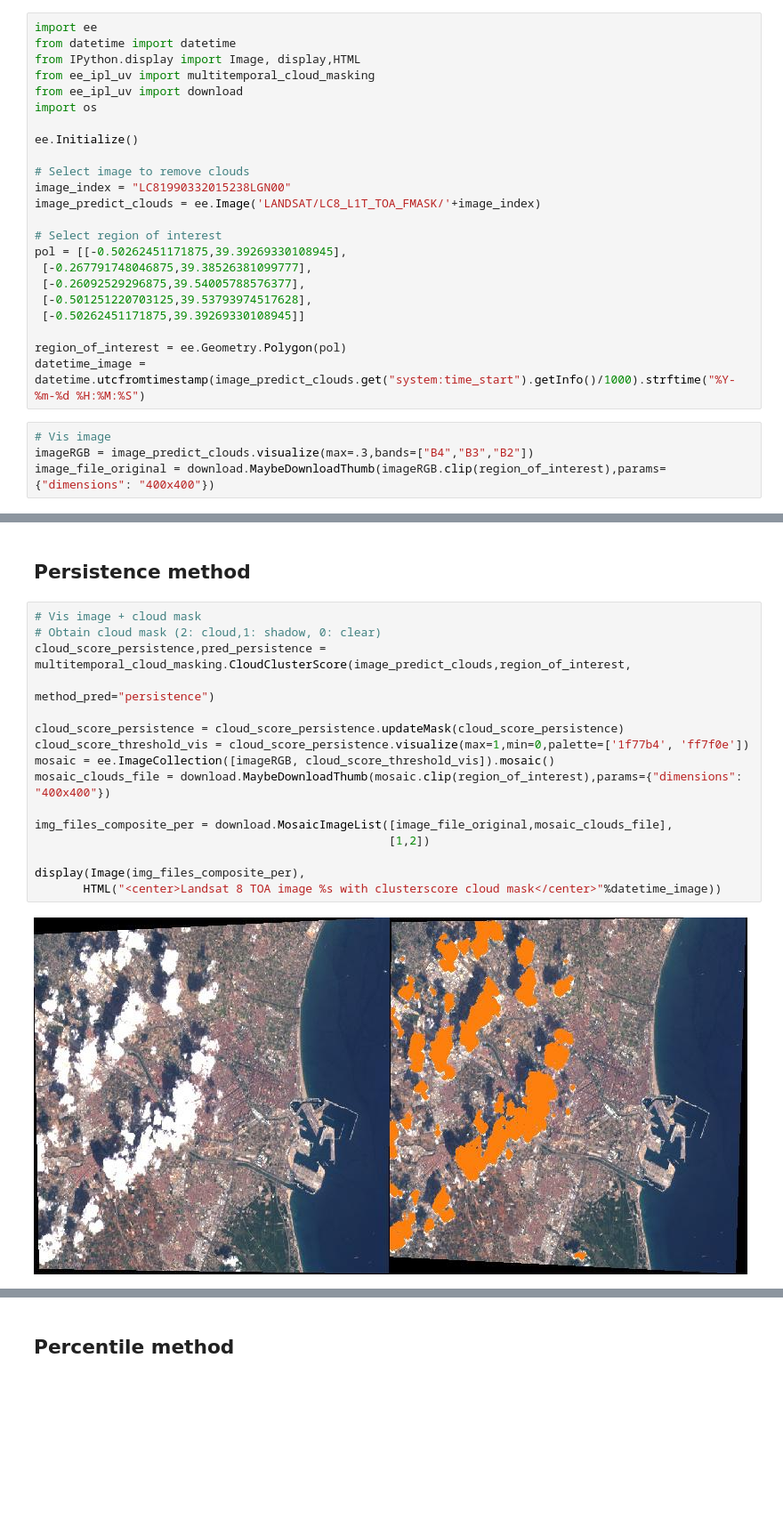
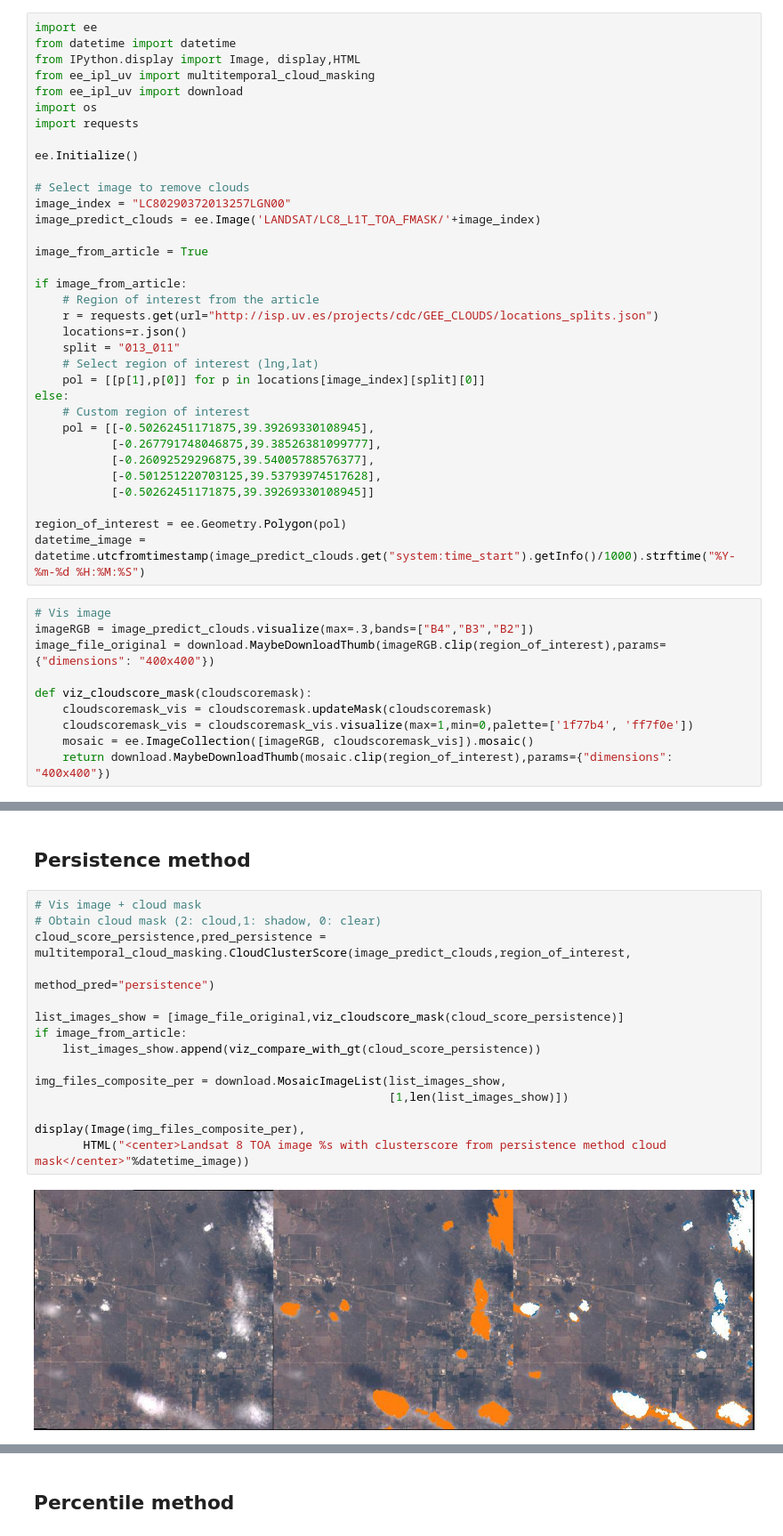
Before and after one commit to IPL-UV/ee_ipl_uv, a Jupyter notebook: examples/cloudscore_different_preds.ipynb, the cells around one changed output, grey strips where cells are left out. Shown at 89% size. Cells and saved outputs as stored; diff of their text form; blank space fills up the shorter version.

```diff
--- a/examples/cloudscore_different_preds.ipynb
+++ b/examples/cloudscore_different_preds.ipynb
@@ -14,19 +16,30 @@ from IPython.display import Image, display,HTML
 from ee_ipl_uv import multitemporal_cloud_masking
 from ee_ipl_uv import download
 import os
+import requests
 
 ee.Initialize()
 
 # Select image to remove clouds
-image_index = "LC81990332015238LGN00"
+image_index = "LC80290372013257LGN00"
 image_predict_clouds = ee.Image('LANDSAT/LC8_L1T_TOA_FMASK/'+image_index)
 
-# Select region of interest
-pol = [[-0.50262451171875,39.39269330108945],
- [-0.267791748046875,39.38526381099777],
- [-0.26092529296875,39.54005788576377],
- [-0.501251220703125,39.53793974517628],
- [-0.50262451171875,39.39269330108945]]
+image_from_article = True
+
+if image_from_article:
+    # Region of interest from the article
+    r = requests.get(url="http://isp.uv.es/projects/cdc/GEE_CLOUDS/locations_splits.json")
+    locations=r.json()
+    split = "013_011"
+    # Select region of interest (lng,lat)
+    pol = [[p[1],p[0]] for p in locations[image_index][split][0]]
+else:
+    # Custom region of interest
+    pol = [[-0.50262451171875,39.39269330108945],
+           [-0.267791748046875,39.38526381099777],
+           [-0.26092529296875,39.54005788576377],
+           [-0.501251220703125,39.53793974517628],
+           [-0.50262451171875,39.39269330108945]]
 
 region_of_interest = ee.Geometry.Polygon(pol)
 datetime_image = datetime.utcfromtimestamp(image_predict_clouds.get("system:time_start").getInfo()/1000).strftime("%Y-%m-%d %H:%M:%S")
@@ -34,3 +47,9 @@ datetime_image = datetime.utcfromtimestamp(image_predict_clouds.get("system:time
 # Vis image
 imageRGB = image_predict_clouds.visualize(max=.3,bands=["B4","B3","B2"])
 image_file_original = download.MaybeDownloadThumb(imageRGB.clip(region_of_interest),params={"dimensions": "400x400"})
+
+def viz_cloudscore_mask(cloudscoremask):
+    cloudscoremask_vis = cloudscoremask.updateMask(cloudscoremask)
+    cloudscoremask_vis = cloudscoremask_vis.visualize(max=1,min=0,palette=['1f77b4', 'ff7f0e'])
+    mosaic = ee.ImageCollection([imageRGB, cloudscoremask_vis]).mosaic()
+    return download.MaybeDownloadThumb(mosaic.clip(region_of_interest),params={"dimensions": "400x400"})
@@ -39,18 +83,17 @@ image_file_original = download.MaybeDownloadThumb(imageRGB.clip(region_of_intere
 # %%
 # Vis image + cloud mask
 # Obtain cloud mask (2: cloud,1: shadow, 0: clear)
 cloud_score_persistence,pred_persistence = multitemporal_cloud_masking.CloudClusterScore(image_predict_clouds,region_of_interest,
                                                                                          method_pred="persistence")
 
-cloud_score_persistence = cloud_score_persistence.updateMask(cloud_score_persistence)
-cloud_score_threshold_vis = cloud_score_persistence.visualize(max=1,min=0,palette=['1f77b4', 'ff7f0e'])
-mosaic = ee.ImageCollection([imageRGB, cloud_score_threshold_vis]).mosaic()
-mosaic_clouds_file = download.MaybeDownloadThumb(mosaic.clip(region_of_interest),params={"dimensions": "400x400"})
+list_images_show = [image_file_original,viz_cloudscore_mask(cloud_score_persistence)]
+if image_from_article:
+    list_images_show.append(viz_compare_with_gt(cloud_score_persistence))
 
-img_files_composite_per = download.MosaicImageList([image_file_original,mosaic_clouds_file],
-                                                   [1,2])
+img_files_composite_per = download.MosaicImageList(list_images_show,
+                                                   [1,len(list_images_show)])
 
 display(Image(img_files_composite_per),
-       HTML("<center>Landsat 8 TOA image %s with clusterscore cloud mask</center>"%datetime_image))
+       HTML("<center>Landsat 8 TOA image %s with clusterscore from persistence method cloud mask</center>"%datetime_image))
 # %% [output]
-[figure, old version]
+[figure, new version]
```
Also changed, not shown: parts of 15 cells of this notebook, 5 other files.
